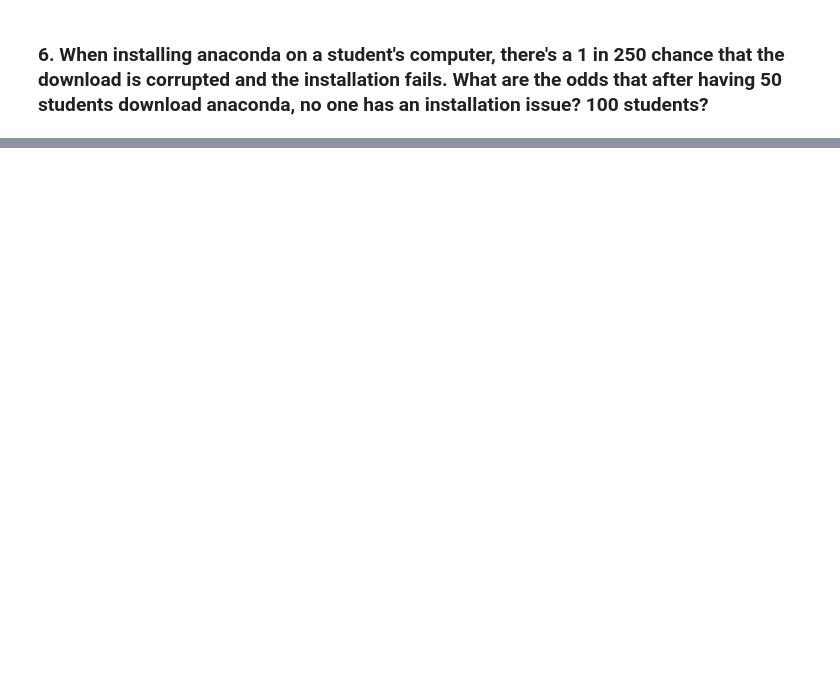
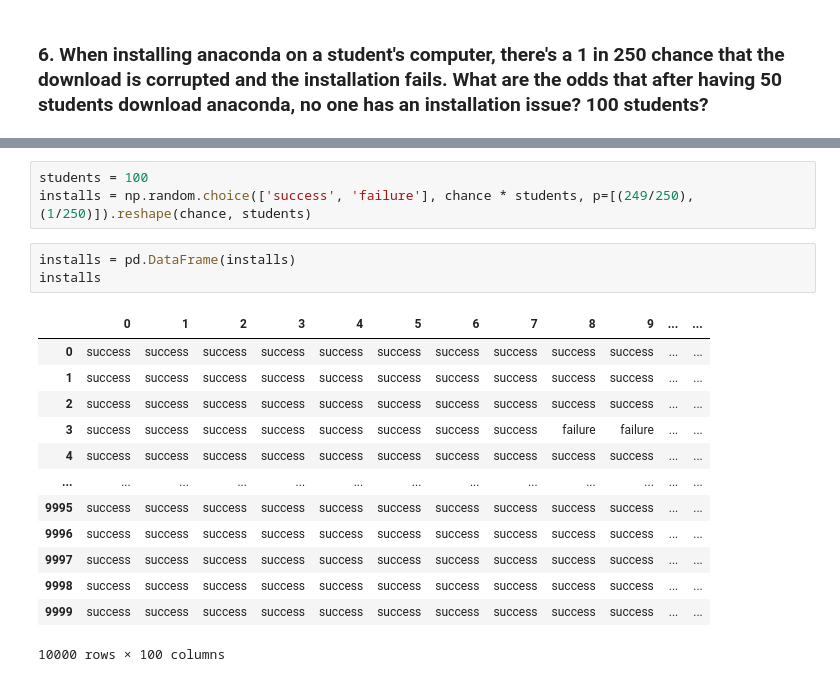
Before and after one commit to caroline-miller0921/statistics-exercises, a Jupyter notebook: simulation.ipynb, the cells around one changed output, grey strips where cells are left out. Drawn from its saved outputs; the diff is of its cells as text; blank space fills up the shorter version.

```diff
--- a/simulation.ipynb
+++ b/simulation.ipynb
@@ -623,0 +690,20 @@ tall_women.mean()
+# %%
+students = 100
+installs = np.random.choice(['success', 'failure'], chance * students, p=[(249/250), (1/250)]).reshape(chance, students)
+# %%
+installs = pd.DataFrame(installs)
+installs
+# %% [output]
+|  | 0 | 1 | 2 | 3 | 4 | 5 | 6 | 7 | 8 | 9 | ... | ... |
+| 0 | success | success | success | success | success | success | success | success | success | success | ... | ... |
+| 1 | success | success | success | success | success | success | success | success | success | success | ... | ... |
+| 2 | success | success | success | success | success | success | success | success | success | success | ... | ... |
+| 3 | success | success | success | success | success | success | success | success | failure | failure | ... | ... |
+| 4 | success | success | success | success | success | success | success | success | success | success | ... | ... |
+| ... | ... | ... | ... | ... | ... | ... | ... | ... | ... | ... | ... | ... |
+| 9995 | success | success | success | success | success | success | success | success | success | success | ... | ... |
+| 9996 | success | success | success | success | success | success | success | success | success | success | ... | ... |
+| 9997 | success | success | success | success | success | success | success | success | success | success | ... | ... |
+| 9998 | success | success | success | success | success | success | success | success | success | success | ... | ... |
+| 9999 | success | success | success | success | success | success | success | success | success | success | ... | ... |
+10000 rows × 100 columns
```
Also changed, not shown: parts of 62 cells of this notebook.
